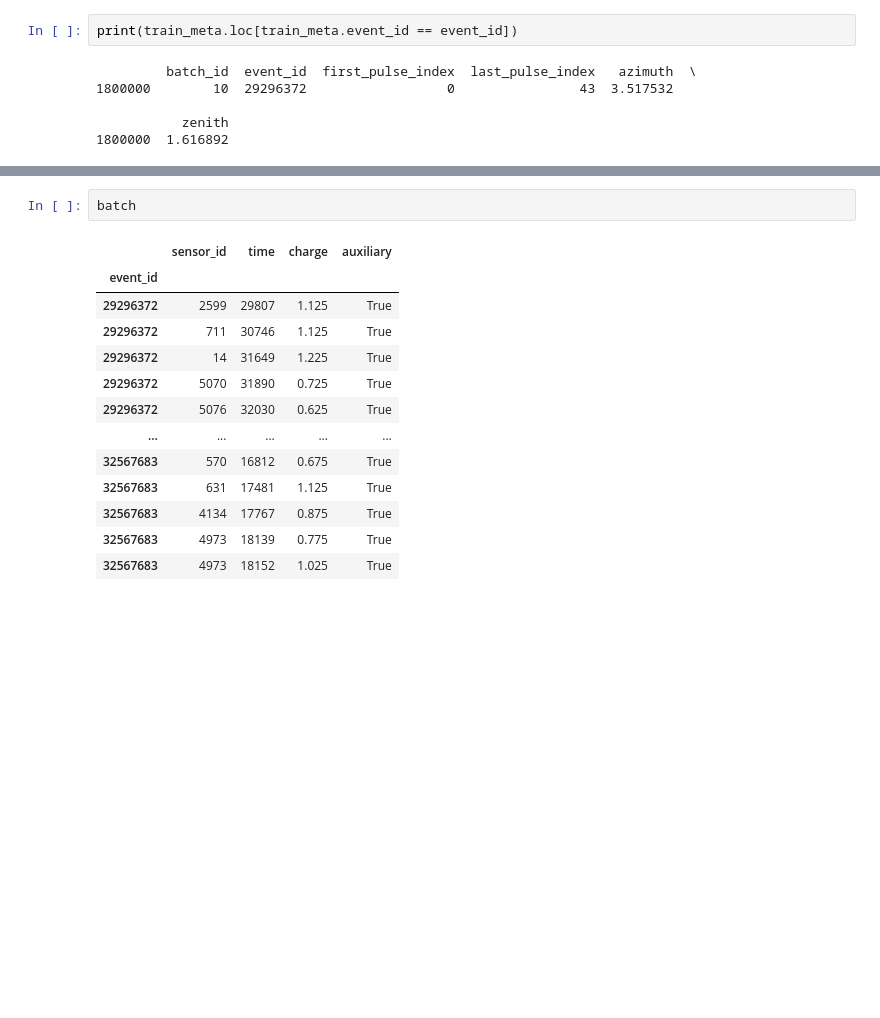
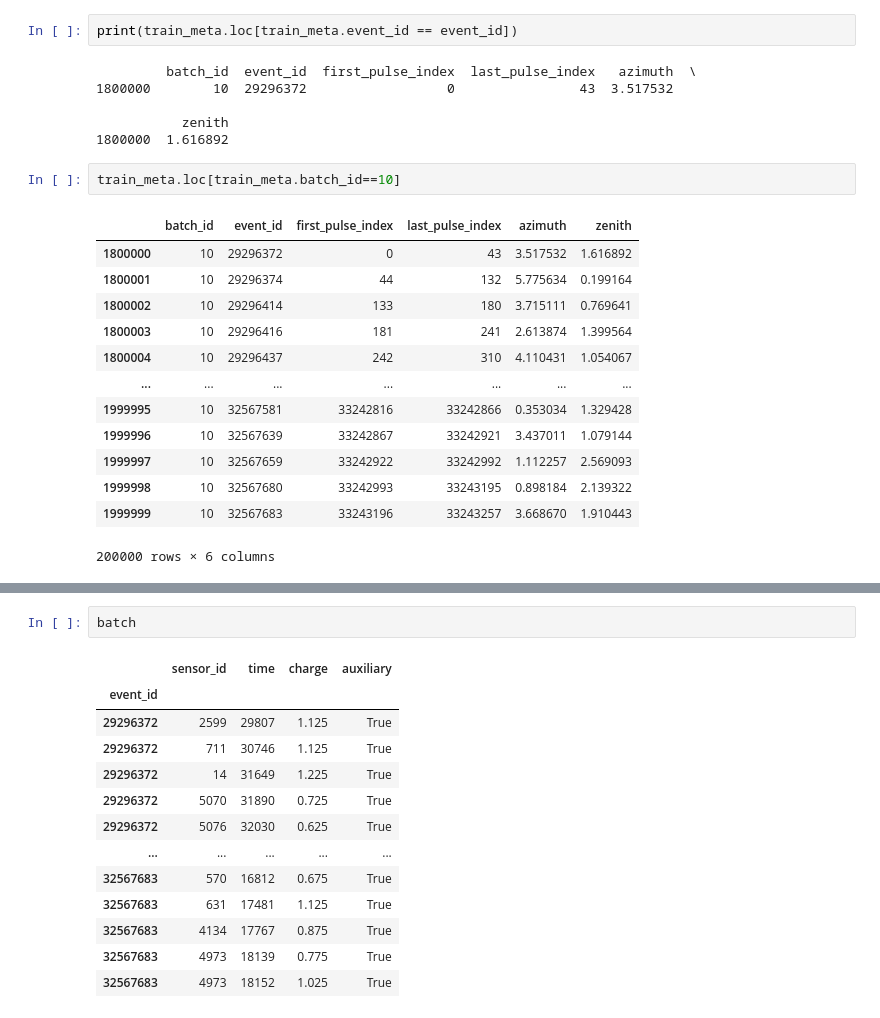
Before and after one commit to DylanPerez715/PHYS139-Neutrinos_In_Deep_Ice, a Jupyter notebook: IceCubeData (1).ipynb, the cells around one changed output, grey strips where cells are left out. Cells and saved outputs as stored; diff of their text form; blank space fills up the shorter version.

```diff
--- a/IceCubeData (1).ipynb
+++ b/IceCubeData (1).ipynb
@@ -243,3 +258,19 @@ print(train_meta.loc[train_meta.event_id == event_id])
 
            zenith
 1800000  1.616892
+# %%
+train_meta.loc[train_meta.batch_id==10]
+# %% [output]
+|  | batch_id | event_id | first_pulse_index | last_pulse_index | azimuth | zenith |
+| 1800000 | 10 | 29296372 | 0 | 43 | 3.517532 | 1.616892 |
+| 1800001 | 10 | 29296374 | 44 | 132 | 5.775634 | 0.199164 |
+| 1800002 | 10 | 29296414 | 133 | 180 | 3.715111 | 0.769641 |
+| 1800003 | 10 | 29296416 | 181 | 241 | 2.613874 | 1.399564 |
+| 1800004 | 10 | 29296437 | 242 | 310 | 4.110431 | 1.054067 |
+| ... | ... | ... | ... | ... | ... | ... |
+| 1999995 | 10 | 32567581 | 33242816 | 33242866 | 0.353034 | 1.329428 |
+| 1999996 | 10 | 32567639 | 33242867 | 33242921 | 3.437011 | 1.079144 |
+| 1999997 | 10 | 32567659 | 33242922 | 33242992 | 1.112257 | 2.569093 |
+| 1999998 | 10 | 32567680 | 33242993 | 33243195 | 0.898184 | 2.139322 |
+| 1999999 | 10 | 32567683 | 33243196 | 33243257 | 3.668670 | 1.910443 |
+200000 rows × 6 columns
```
Also changed, not shown: parts of 13 cells of this notebook.
